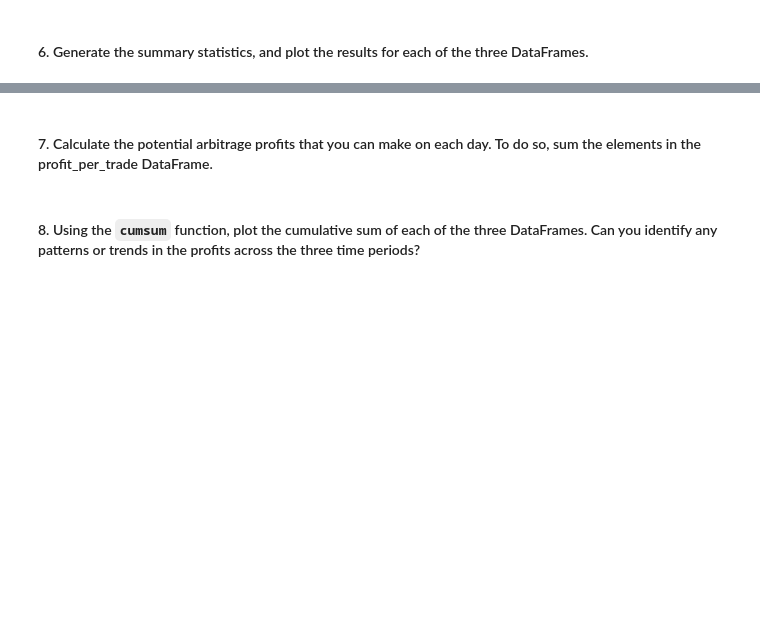
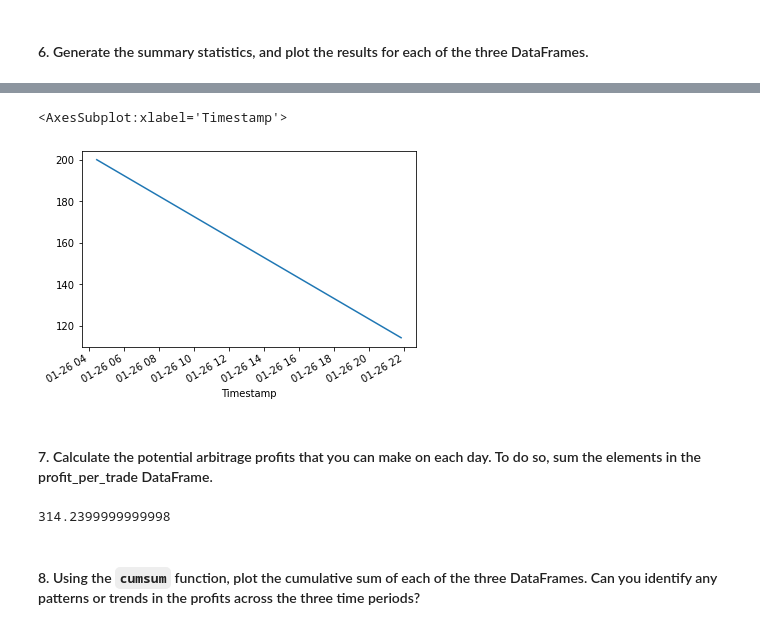
Before and after one commit to jlesieur0/Module_3_Challenge, a Jupyter notebook: crypto_arbitrage.ipynb, the cells around one changed output, grey strips where cells are left out. Drawn from its saved outputs; the diff is of its cells as text; code cells hidden in the pictures; blank space fills up the shorter version.

```diff
--- a/crypto_arbitrage.ipynb
+++ b/crypto_arbitrage.ipynb
@@ -672,10 +677,10 @@ Name: Close, dtype: float64
 # %%
 # For the date early in the dataset, calculate the potential profit per trade in dollars
 # Multiply the profitable trades by the cost of the Bitcoin that was purchased
-profit_early = # YOUR CODE HERE
+profit_early = profitable_trades_early * coinbase['Close'].loc['2018-01-26']
 
 # Drop any missing values from the profit DataFrame
-profit_per_trade_early = # YOUR CODE HERE
+profit_per_trade_early = profit_early.dropna()
 
 # View the early profit DataFrame
-# YOUR CODE HERE
+profit_per_trade_early
@@ -687,8 +709,13 @@ profit_per_trade_early = # YOUR CODE HERE
 # %%
 # Plot the results for the early profit per trade DataFrame
-# YOUR CODE HERE
+profit_per_trade_early.plot(label='Profitable Early Date Trades')
+# %% [output]
+<AxesSubplot:xlabel='Timestamp'>
+[figure, added]
 # %% [markdown]
 #### 7. Calculate the potential arbitrage profits that you can make on each day. To do so, sum the elements in the profit_per_trade DataFrame.
 # %%
 # Calculate the sum of the potential profits for the early profit per trade DataFrame
-# YOUR CODE HERE
+profit_per_trade_early.sum()
+# %% [output]
+314.2399999999998
```
Also changed, not shown: parts of 10 cells of this notebook, 1 other file.
